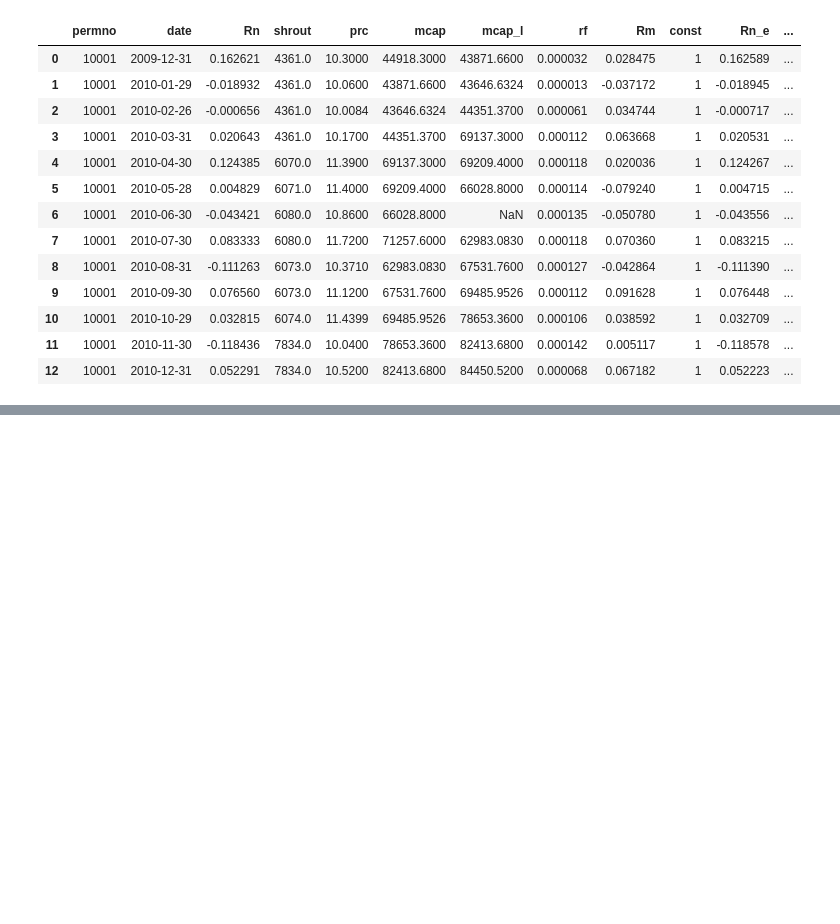
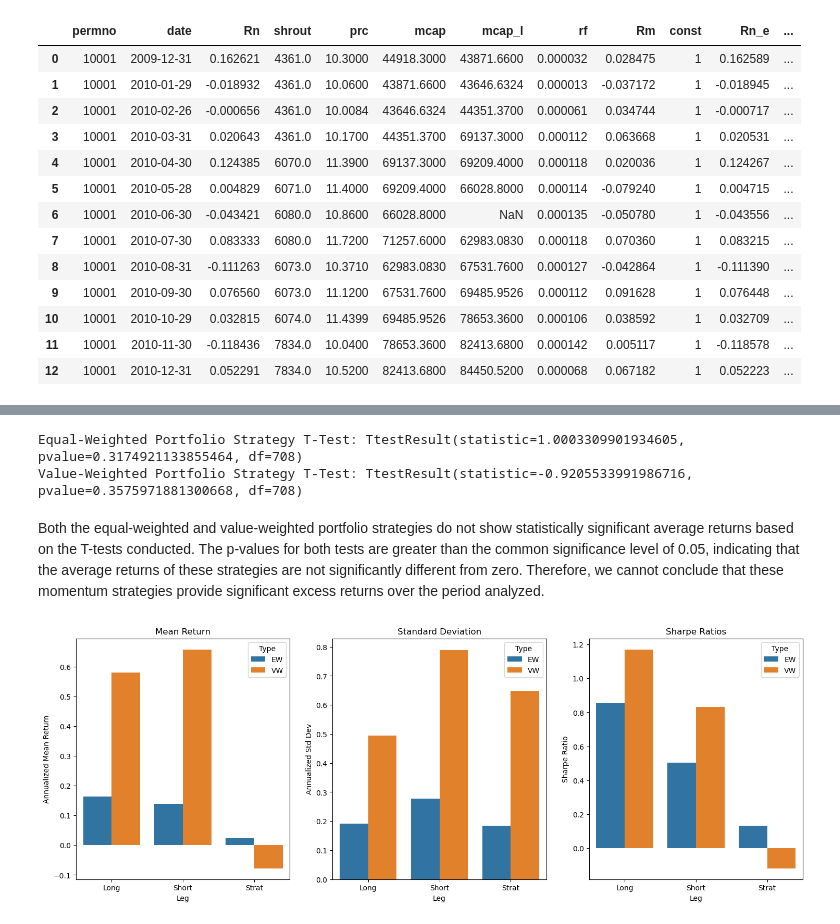
Before and after one commit to yassinuaimee/Investments-Advanced-Portfolio-Optimization-and-Risk-Factor-Analysis, a Jupyter notebook: momentum_partIV.ipynb, the cells around one changed output, grey strips where cells are left out. Drawn from its saved outputs; the diff is of its cells as text; code cells hidden in the pictures; blank space fills up the shorter version.

Commit message:
4b moment wih three deciles

```diff
--- a/momentum_partIV.ipynb
+++ b/momentum_partIV.ipynb
@@ -100,0 +175,71 @@ plt.show()
+# %%
+from scipy import stats
+
+ew_ttest = stats.ttest_1samp(ew_legs['ew_strategy'], 0)
+print("Equal-Weighted Portfolio Strategy T-Test:", ew_ttest)
+
+vw_ttest = stats.ttest_1samp(vw_legs['vw_strategy'], 0)
+print("Value-Weighted Portfolio Strategy T-Test:", vw_ttest)
+# %% [output]
+Equal-Weighted Portfolio Strategy T-Test: TtestResult(statistic=1.0003309901934605, pvalue=0.3174921133855464, df=708)
+Value-Weighted Portfolio Strategy T-Test: TtestResult(statistic=-0.9205533991986716, pvalue=0.3575971881300668, df=708)
+# %% [markdown]
+Both the equal-weighted and value-weighted portfolio strategies do not show statistically significant average returns based on the T-tests conducted. The p-values for both tests are greater than the common significance level of 0.05, indicating that the average returns of these strategies are not significantly different from zero. Therefore, we cannot conclude that these momentum strategies provide significant excess returns over the period analyzed.
+# %%
+# Prepare data for plotting
+ew_means_df = pd.DataFrame(ew_means).reset_index()
+ew_means_df.columns = ['Leg', 'Annualized Mean Return']
+ew_means_df['Type'] = 'EW'
+
+ew_stds_df = pd.DataFrame(ew_stds).reset_index()
+ew_stds_df.columns = ['Leg', 'Annualized Std Dev']
+ew_stds_df['Type'] = 'EW'
+
+ew_sharpe_ratios_df = pd.DataFrame(ew_sharpe_ratios).reset_index()
+ew_sharpe_ratios_df.columns = ['Leg', 'Sharpe Ratio']
+ew_sharpe_ratios_df['Type'] = 'EW'
+
+vw_means_df = pd.DataFrame(vw_means).reset_index()
+vw_means_df.columns = ['Leg', 'Annualized Mean Return']
+vw_means_df['Type'] = 'VW'
+
+vw_stds_df = pd.DataFrame(vw_stds).reset_index()
+vw_stds_df.columns = ['Leg', 'Annualized Std Dev']
+vw_stds_df['Type'] = 'VW'
+
+vw_sharpe_ratios_df = pd.DataFrame(vw_sharpe_ratios).reset_index()
+vw_sharpe_ratios_df.columns = ['Leg', 'Sharpe Ratio']
+vw_sharpe_ratios_df['Type'] = 'VW'
+
+combined_means_df = pd.concat([ew_means_df, vw_means_df])
+combined_stds_df = pd.concat([ew_stds_df, vw_stds_df])
+combined_sharpe_ratios_df = pd.concat([ew_sharpe_ratios_df, vw_sharpe_ratios_df])
+
+# Update the names for clarity
+ew_means_df['Leg'] = ew_means_df['Leg'].replace({'ew_long_leg': 'Long', 'ew_short_leg': 'Short', 'ew_strategy': 'Strat'})
+ew_stds_df['Leg'] = ew_stds_df['Leg'].replace({'ew_long_leg': 'Long', 'ew_short_leg': 'Short', 'ew_strategy': 'Strat'})
+ew_sharpe_ratios_df['Leg'] = ew_sharpe_ratios_df['Leg'].replace({'ew_long_leg': 'Long', 'ew_short_leg': 'Short', 'ew_strategy': 'Strat'})
+
+vw_means_df['Leg'] = vw_means_df['Leg'].replace({'vw_long_leg': 'Long', 'vw_short_leg': 'Short', 'vw_strategy': 'Strat'})
+vw_stds_df['Leg'] = vw_stds_df['Leg'].replace({'vw_long_leg': 'Long', 'vw_short_leg': 'Short', 'vw_strategy': 'Strat'})
+vw_sharpe_ratios_df['Leg'] = vw_sharpe_ratios_df['Leg'].replace({'vw_long_leg': 'Long', 'vw_short_leg': 'Short', 'vw_strategy': 'Strat'})
+
+
+combined_means_df = pd.concat([ew_means_df, vw_means_df])
+combined_stds_df = pd.concat([ew_stds_df, vw_stds_df])
+combined_sharpe_ratios_df = pd.concat([ew_sharpe_ratios_df, vw_sharpe_ratios_df])
+
+# Plot combined statistics
+fig, axs = plt.subplots(1, 3, figsize=(18, 6))
+
+sns.barplot(x='Leg', y='Annualized Mean Return', hue='Type', data=combined_means_df, ax=axs[0])
+sns.barplot(x='Leg', y='Annualized Std Dev', hue='Type', data=combined_stds_df, ax=axs[1])
+sns.barplot(x='Leg', y='Sharpe Ratio', hue='Type', data=combined_sharpe_ratios_df, ax=axs[2])
+
+axs[0].set_title('Mean Return')
+axs[1].set_title('Standard Deviation')
+axs[2].set_title('Sharpe Ratios')
+
+plt.show()
+# %% [output]
+[figure, added]
```
Also changed, not shown: parts of 4 cells of this notebook.
